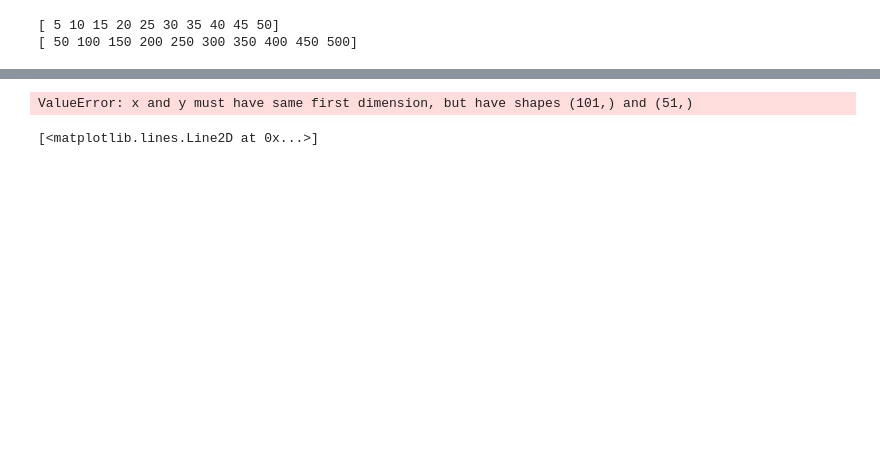
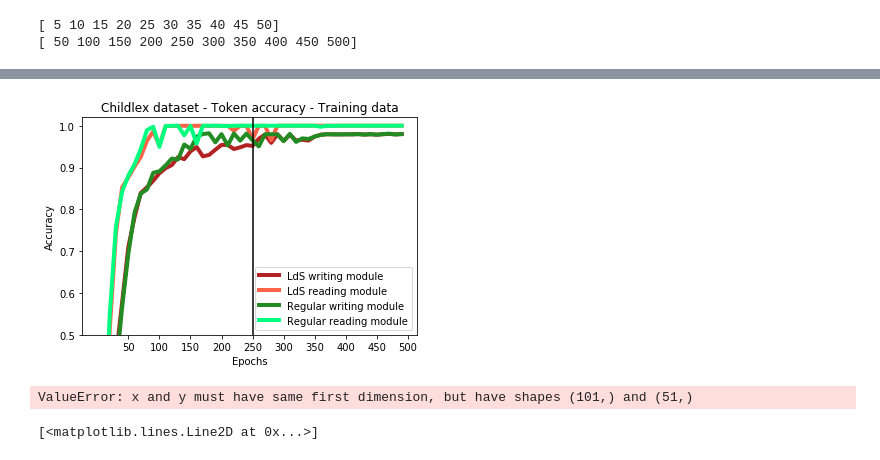
Before and after one commit to jannisborn/inventive_spelling, a Jupyter notebook: Code/Analysis.ipynb, the cells around one changed output, grey strips where cells are left out. Cells and saved outputs as stored; diff of their text form; code cells hidden in the pictures; blank space fills up the shorter version.

```diff
--- a/Code/Analysis.ipynb
+++ b/Code/Analysis.ipynb
@@ -54 +73,18 @@ plt.show()
+# %%
+# Childlex - Training - Token accuracy plot
+plt.plot(perf_x,lds_child['trainPerf'][:-1,0],color='firebrick',linewidth=4,label='LdS writing module')
+plt.plot(perf_x,lds_child['trainPerf'][:-1,3],color='tomato',linewidth=4,label='LdS reading module')
+plt.plot(perf_x,normal_child['trainPerf'][:-1,0],color='forestgreen',linewidth=4,label='Regular writing module')
+plt.plot(perf_x, normal_child['trainPerf'][:-1,3],color='springgreen',linewidth=4,label='Regular reading module')
+
+plt.title("Childlex dataset - Token accuracy - Training data")
+plt.ylabel("Accuracy")
+plt.xlabel("Epochs")
+plt.xticks(xticks_p,xticklabels)
+plt.legend(loc=4)
+plt.ylim([0.5, 1.02])
+plt.axvline(25,color='k')
+plt.show()
+# %% [output]
+[figure, added]
 # %%
```
Also changed, not shown: parts of 6 cells of this notebook, 1 other file.
